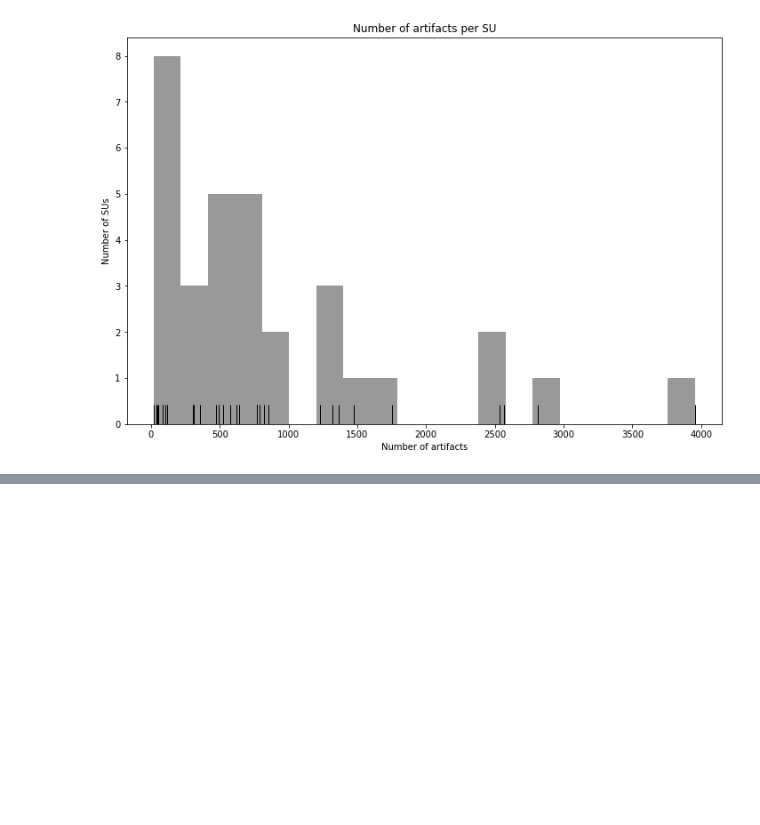
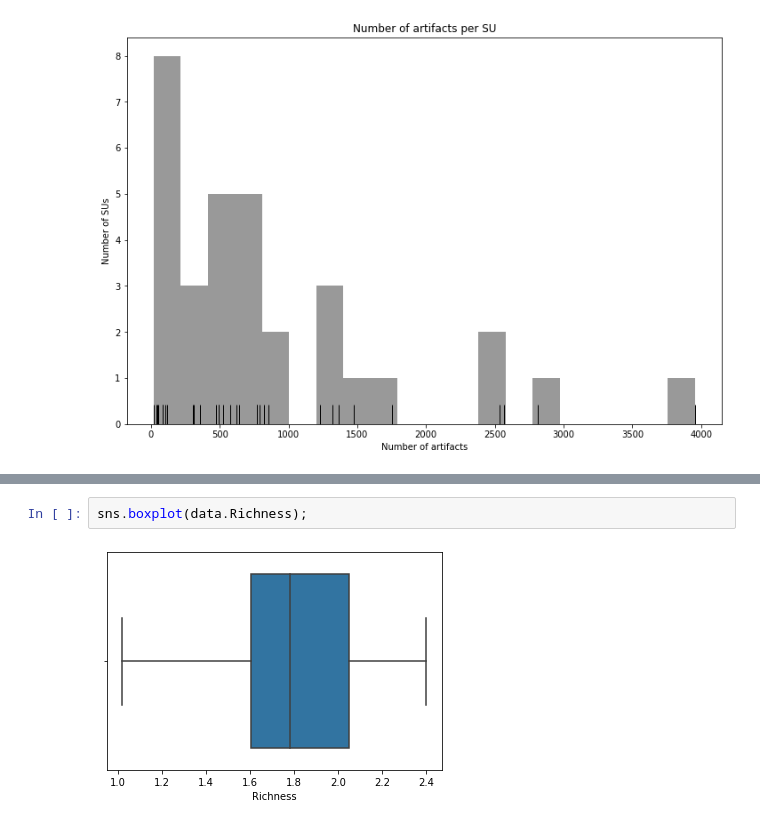
Before and after one commit to jrkreiger/shannon-diversity-analysis, a Jupyter notebook: visualizations.ipynb, the cells around one changed output, grey strips where cells are left out. Saved outputs shown, nothing was run; the diff lists cells and outputs as text; blank space fills up the shorter version.

```diff
--- a/visualizations.ipynb
+++ b/visualizations.ipynb
@@ -95,0 +95,4 @@ plt.show();
+# %%
+sns.boxplot(data.Richness);
+# %% [output]
+[figure, added]
```
Also changed, not shown: parts of 5 cells of this notebook.
